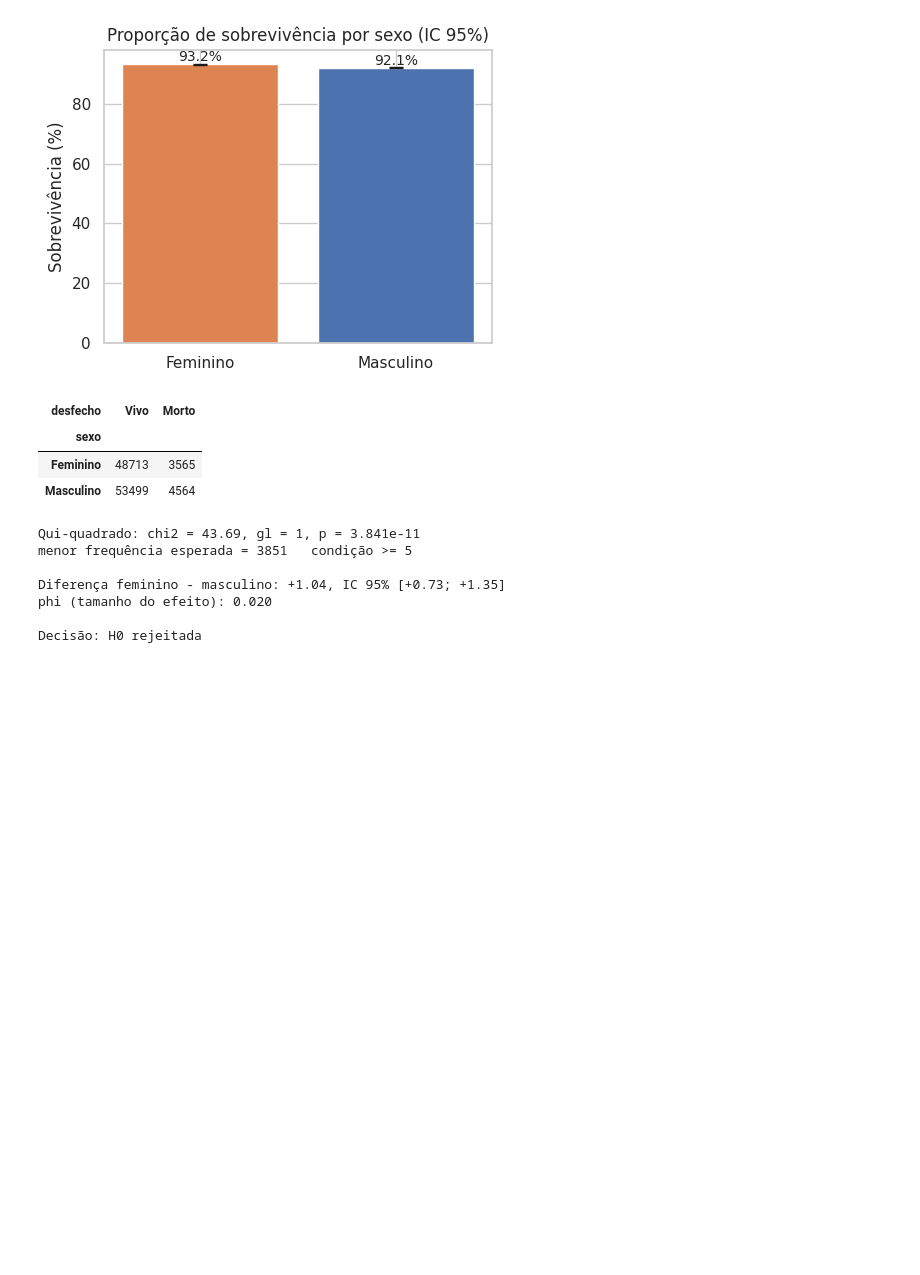
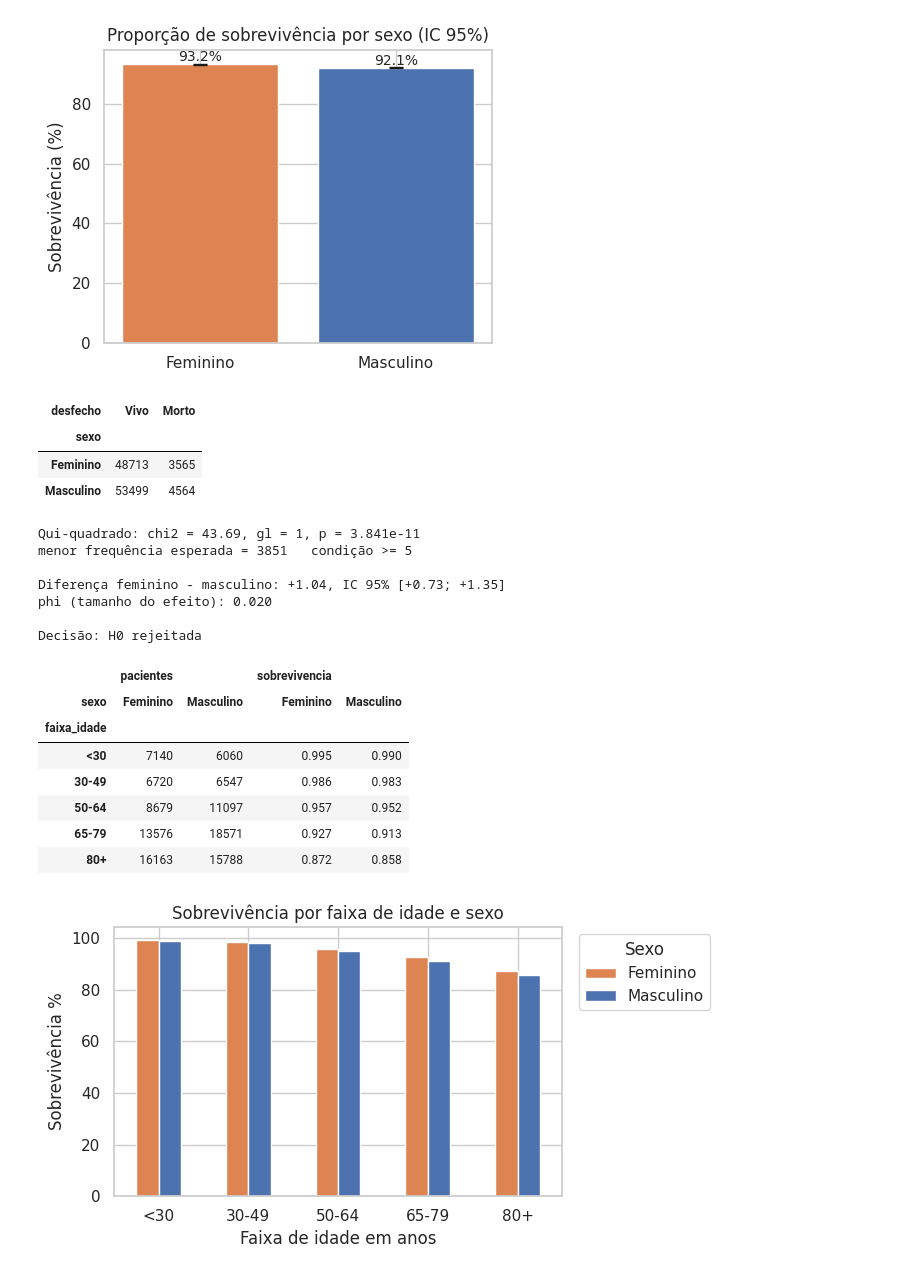
Before and after one commit to Gabrielv013/pesq-acad, a Jupyter notebook: notebook.ipynb, the cells around one changed output. Cells and saved outputs as stored; diff of their text form; code cells hidden in the pictures; blank space fills up the shorter version.

Commit message:
verificacao de sobrevivencia por faixas de idade e sexo

```diff
--- a/notebook.ipynb
+++ b/notebook.ipynb
@@ -175,3 +175,28 @@ Diferença feminino - masculino: +1.04, IC 95% [+0.73; +1.35]
 phi (tamanho do efeito): 0.020
 
 Decisão: H0 rejeitada
+# %%
+faixas = [0, 30, 50, 65, 80, 200,]
+rotulos = ['<30', '30-49', '50-64', '65-79', '80+']
+
+df["faixa_idade"] = pd.cut(df[idade], bins=faixas, labels=rotulos, right=False)
+estrato = df.groupby(["faixa_idade", "sexo"], observed=True)[estado].agg(pacientes="size", sobrevivencia="mean").unstack("sexo")
+display(estrato.round(3))
+(estrato["sobrevivencia"] * 100).plot(kind="bar", figsize=(7, 3.8), color=["#DD8452", "#4C72B0"])
+plt.ylabel("Sobrevivência %");
+plt.xlabel("Faixa de idade em anos");
+plt.title("Sobrevivência por faixa de idade e sexo");
+plt.xticks(rotation=0)
+plt.legend(title="Sexo", bbox_to_anchor=(1.02, 1), loc="upper left",)
+plt.tight_layout();
+plt.show()
+# %% [output]
+|  | pacientes |  | sobrevivencia |  |
+| sexo | Feminino | Masculino | Feminino | Masculino |
+| faixa_idade |  |  |  |  |
+| <30 | 7140 | 6060 | 0.995 | 0.990 |
+| 30-49 | 6720 | 6547 | 0.986 | 0.983 |
+| 50-64 | 8679 | 11097 | 0.957 | 0.952 |
+| 65-79 | 13576 | 18571 | 0.927 | 0.913 |
+| 80+ | 16163 | 15788 | 0.872 | 0.858 |
+[figure, added]
```
